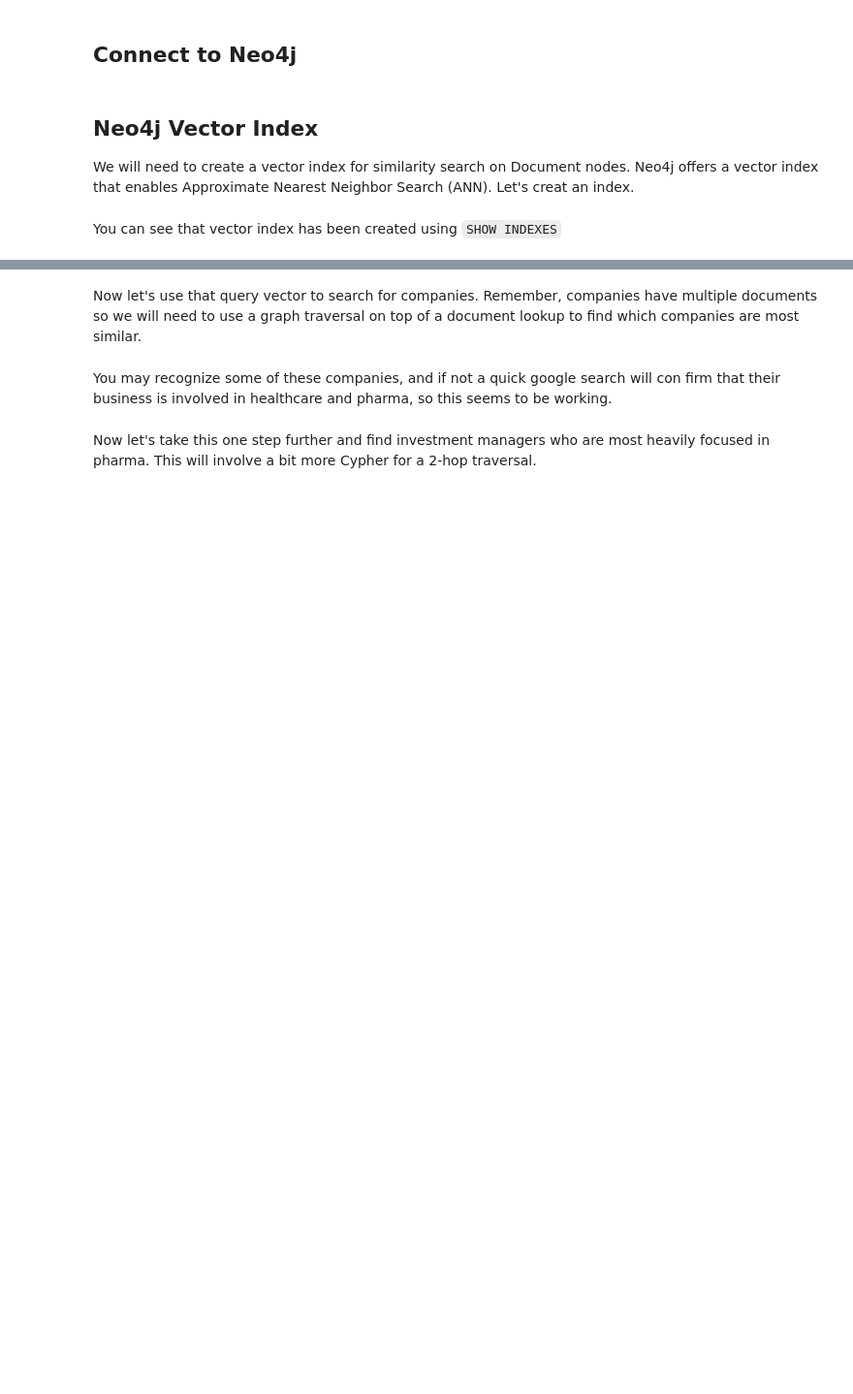
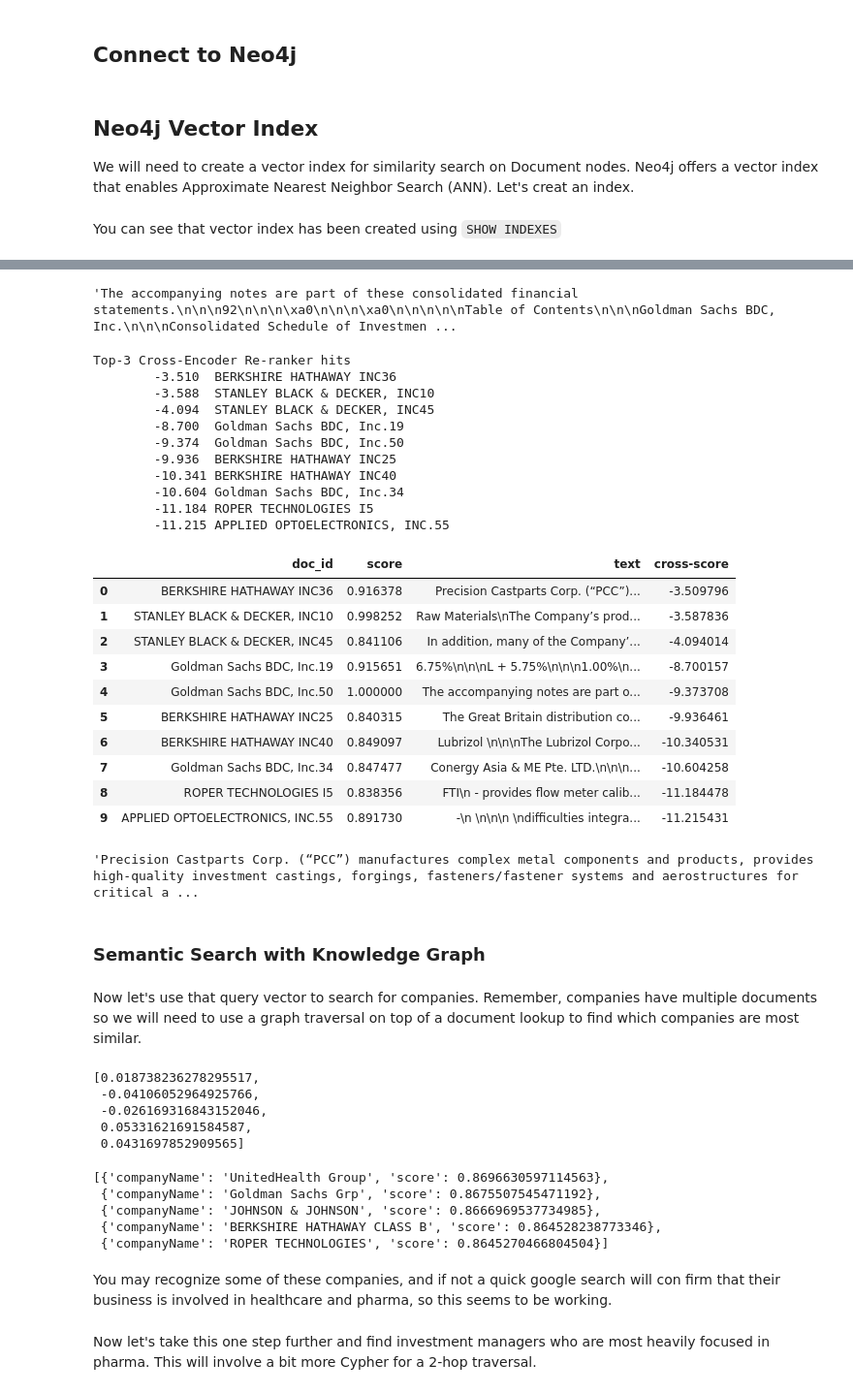
Before and after one commit to neo4j-partners/hands-on-lab-neo4j-and-vertex-ai, a Jupyter notebook: Lab 7 - Semantic Search/semantic_search.ipynb, the cells around one changed output, grey strips where cells are left out. Shown at 97% size. Drawn from its saved outputs; the diff is of its cells as text; code cells hidden in the pictures; blank space fills up the shorter version.

```diff
--- a/Lab 7 - Semantic Search/semantic_search.ipynb
+++ b/Lab 7 - Semantic Search/semantic_search.ipynb
@@ -46,0 +167,19 @@ Remember we do not have documents on investment managers, just companies, and th
+# %%
+from langchain.embeddings.vertexai import VertexAIEmbeddings
+from langchain.text_splitter import CharacterTextSplitter
+from langchain.vectorstores import Neo4jVector
+from langchain.vectorstores.neo4j_vector import SearchType
+
+db = Neo4jVector.from_existing_index(
+    url=NEO4J_URI,
+    username=NEO4J_USERNAME,
+    password=NEO4J_PASSWORD,
+    embedding=VertexAIEmbeddings(),
+    index_name='document-embeddings',
+    keyword_index_name='doc_text',
+    search_type=SearchType.HYBRID
+)
+
+results = db.similarity_search_with_score(query, k=10)
+res_df = to_df(results)
+res_df
@@ -47,2 +198,38 @@ Remember we do not have documents on investment managers, just companies, and th
+# %%
+res_df['text'][0]
+# %% [output]
+'The accompanying notes are part of these consolidated financial statements.\n\n\n92\n\n\n\xa0\n\n\n\xa0\n\n\n\n\nTable of Contents\n\n\nGoldman Sachs BDC, Inc.\n\n\nConsolidated Schedule of Investmen ...
+# %%
+ranked_results = rerank_results(res_df)
+ranked_results
+# %% [output]
+Top-3 Cross-Encoder Re-ranker hits
+        -3.510  BERKSHIRE HATHAWAY INC36
+        -3.588  STANLEY BLACK & DECKER, INC10
+        -4.094  STANLEY BLACK & DECKER, INC45
+        -8.700  Goldman Sachs BDC, Inc.19
+        -9.374  Goldman Sachs BDC, Inc.50
+        -9.936  BERKSHIRE HATHAWAY INC25
+        -10.341 BERKSHIRE HATHAWAY INC40
+        -10.604 Goldman Sachs BDC, Inc.34
+        -11.184 ROPER TECHNOLOGIES I5
+        -11.215 APPLIED OPTOELECTRONICS, INC.55
+|  | doc_id | score | text | cross-score |
+| 0 | BERKSHIRE HATHAWAY INC36 | 0.916378 | Precision Castparts Corp. (“PCC”)... | -3.509796 |
+| 1 | STANLEY BLACK & DECKER, INC10 | 0.998252 | Raw Materials\nThe Company’s prod... | -3.587836 |
+| 2 | STANLEY BLACK & DECKER, INC45 | 0.841106 | In addition, many of the Company’... | -4.094014 |
+| 3 | Goldman Sachs BDC, Inc.19 | 0.915651 | 6.75%\n\n\nL + 5.75%\n\n\n1.00%\n... | -8.700157 |
+| 4 | Goldman Sachs BDC, Inc.50 | 1.000000 | The accompanying notes are part o... | -9.373708 |
+| 5 | BERKSHIRE HATHAWAY INC25 | 0.840315 | The Great Britain distribution co... | -9.936461 |
+| 6 | BERKSHIRE HATHAWAY INC40 | 0.849097 | Lubrizol \n\n\nThe Lubrizol Corpo... | -10.340531 |
+| 7 | Goldman Sachs BDC, Inc.34 | 0.847477 | Conergy Asia & ME Pte. LTD.\n\n\n... | -10.604258 |
+| 8 | ROPER TECHNOLOGIES I5 | 0.838356 | FTI\n - provides flow meter calib... | -11.184478 |
+| 9 | APPLIED OPTOELECTRONICS, INC.55 | 0.891730 | ‑\n \n\n\n \ndifficulties integra... | -11.215431 |
+# %%
+ranked_results['text'][0]
+# %% [output]
+'Precision Castparts Corp. (“PCC”) manufactures complex metal components and products, provides high-quality investment castings, forgings, fasteners/fastener systems and aerostructures for critical a ...
+# %% [markdown]
+### Semantic Search with Knowledge Graph
 # %%
 # Semantic query, lets use these key words to search
@@ -59,15 +242,31 @@ query_vector[:10]
 # %% [markdown]
 Now let's use that query vector to search for companies.  Remember, companies have multiple documents so we will need to use a graph traversal on top of a document lookup to find which companies are most similar.
+# %%
+query_vector = db.embedding.embed_query(text='pharma, healthcare, biotech related companies')
+query_vector[0:5]
+# %% [output]
+[0.018738236278295517,
+ -0.04106052964925766,
+ -0.026169316843152046,
+ 0.05331621691584587,
+ 0.0431697852909565]
 # %%
 # Search for similar companies
-res_df = gds.run_cypher("""
-CALL db.index.vector.queryNodes('document-embeddings', 1000, $queryVector)
+res_df = db.query("""
+CALL db.index.vector.queryNodes('document-embeddings', 10, $queryVector)
 YIELD node AS similarDocuments, score
+
 MATCH (similarDocuments)<-[:HAS]-(c:Company)
 RETURN c.companyName as companyName, avg(score) AS score
-ORDER BY score DESC LIMIT 100
+ORDER BY score DESC LIMIT 10
 """, params =  {'queryVector': query_vector})
 res_df
+# %% [output]
+[{'companyName': 'UnitedHealth Group', 'score': 0.8696630597114563},
+ {'companyName': 'Goldman Sachs Grp', 'score': 0.8675507545471192},
+ {'companyName': 'JOHNSON & JOHNSON', 'score': 0.8666969537734985},
+ {'companyName': 'BERKSHIRE HATHAWAY CLASS B', 'score': 0.864528238773346},
+ {'companyName': 'ROPER TECHNOLOGIES', 'score': 0.8645270466804504}]
 # %% [markdown]
 You may recognize some of these companies, and if not a quick google search will con firm that their business is involved in healthcare and pharma, so this seems to be working.
 # %% [markdown]
```
Also changed, not shown: parts of 24 cells of this notebook, 2 other files.
